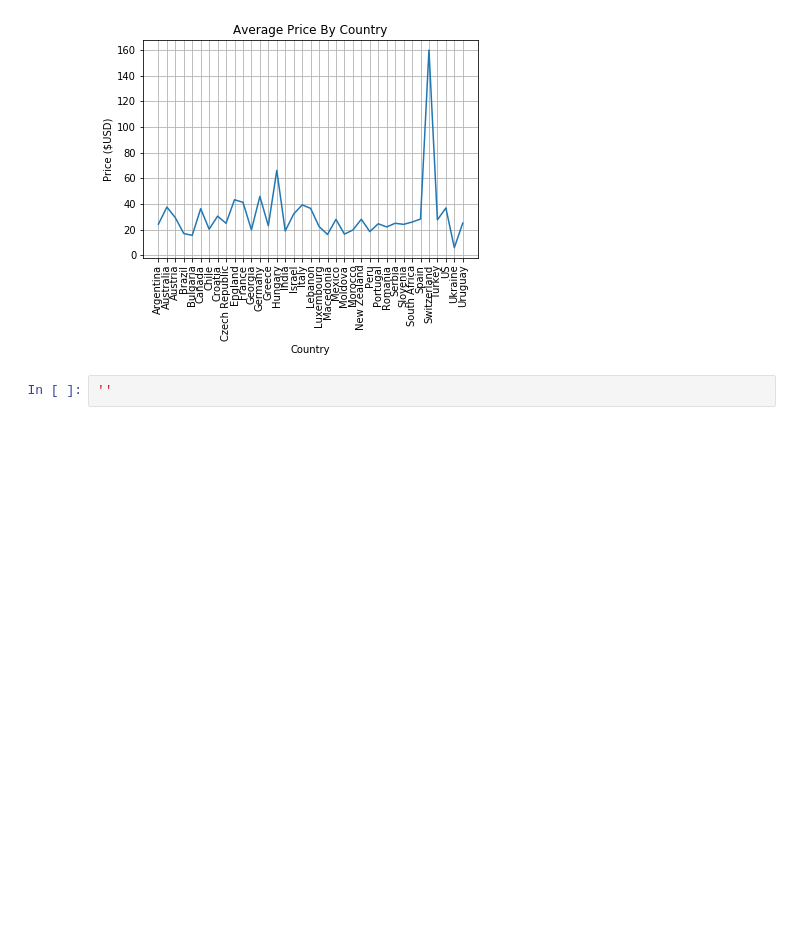
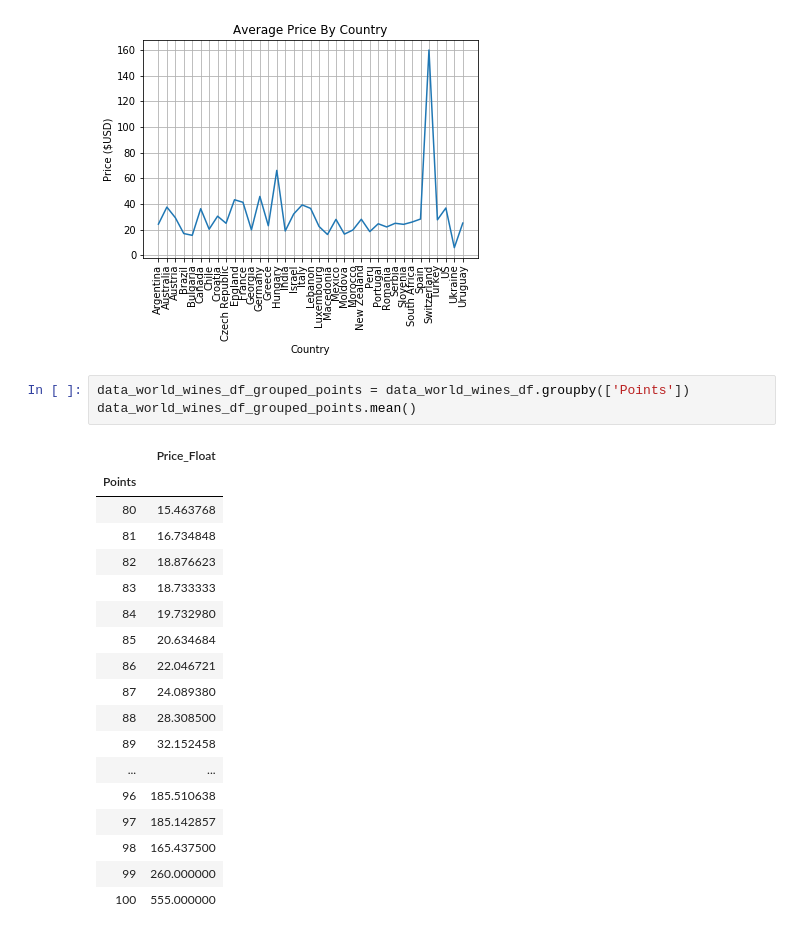
Before and after one commit to Dan-Bruen/Data_Sommeliers, a Jupyter notebook: Group Porject 1 Data Somms/Data_Somms_james.ipynb, the cells around one changed output. Saved outputs shown, nothing was run; the diff lists cells and outputs as text; blank space fills up the shorter version.

```diff
--- a/Group Porject 1 Data Somms/Data_Somms_james.ipynb
+++ b/Group Porject 1 Data Somms/Data_Somms_james.ipynb
@@ -121,5 +157,25 @@ plt.xlabel('Country')
 # %% [output]
 Text(0.5, 0, 'Country')
 [figure]
-# %%
-''
+# %%
+data_world_wines_df_grouped_points = data_world_wines_df.groupby(['Points'])
+data_world_wines_df_grouped_points.mean()
+# %% [output]
+|  | Price_Float |
+| Points |  |
+| 80 | 15.463768 |
+| 81 | 16.734848 |
+| 82 | 18.876623 |
+| 83 | 18.733333 |
+| 84 | 19.732980 |
+| 85 | 20.634684 |
+| 86 | 22.046721 |
+| 87 | 24.089380 |
+| 88 | 28.308500 |
+| 89 | 32.152458 |
+| ... | ... |
+| 96 | 185.510638 |
+| 97 | 185.142857 |
+| 98 | 165.437500 |
+| 99 | 260.000000 |
+| 100 | 555.000000 |
```
Also changed, not shown: parts of 5 cells of this notebook.
